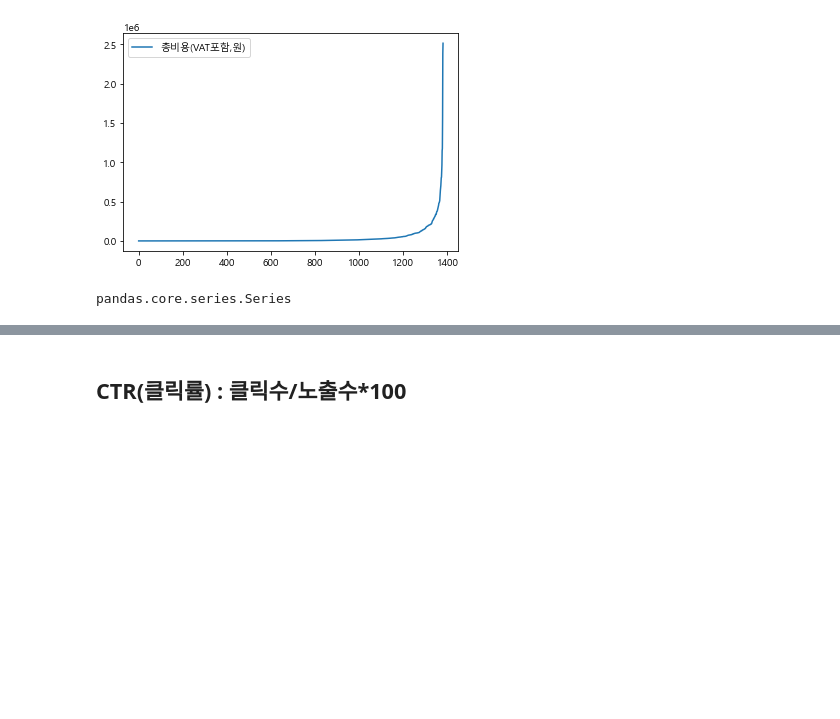
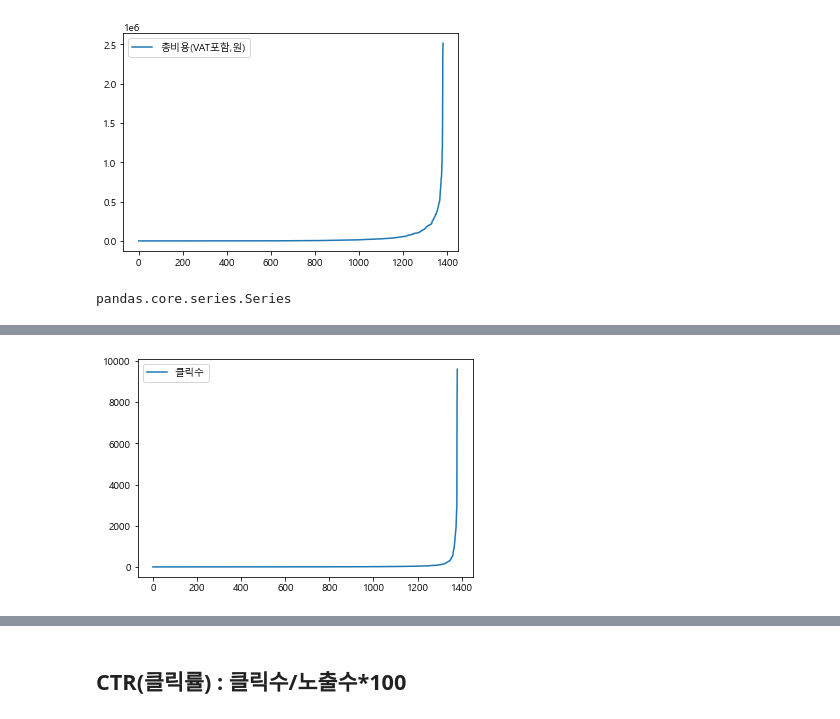
Before and after one commit to iamjinuk/bigman, a Jupyter notebook: 광고 데이터 분석.ipynb, the cells around one changed output, grey strips where cells are left out. Cells and saved outputs as stored; diff of their text form; code cells hidden in the pictures; blank space fills up the shorter version.

```diff
--- a/광고 데이터 분석.ipynb
+++ b/광고 데이터 분석.ipynb
@@ -174,0 +222,3 @@ pandas.core.series.Series
+# %%
+df_index=df.set_index('키워드')
+df_index.head()
@@ -174,0 +313,6 @@ pandas.core.series.Series
+# %%
+#클릭수 선그래프
+(((df['클릭수'].sort_values()).reset_index()).drop('index',axis=1)).plot()
+plt.show()
+# %% [output]
+[figure, added]
```
Also changed, not shown: parts of 33 cells of this notebook.
